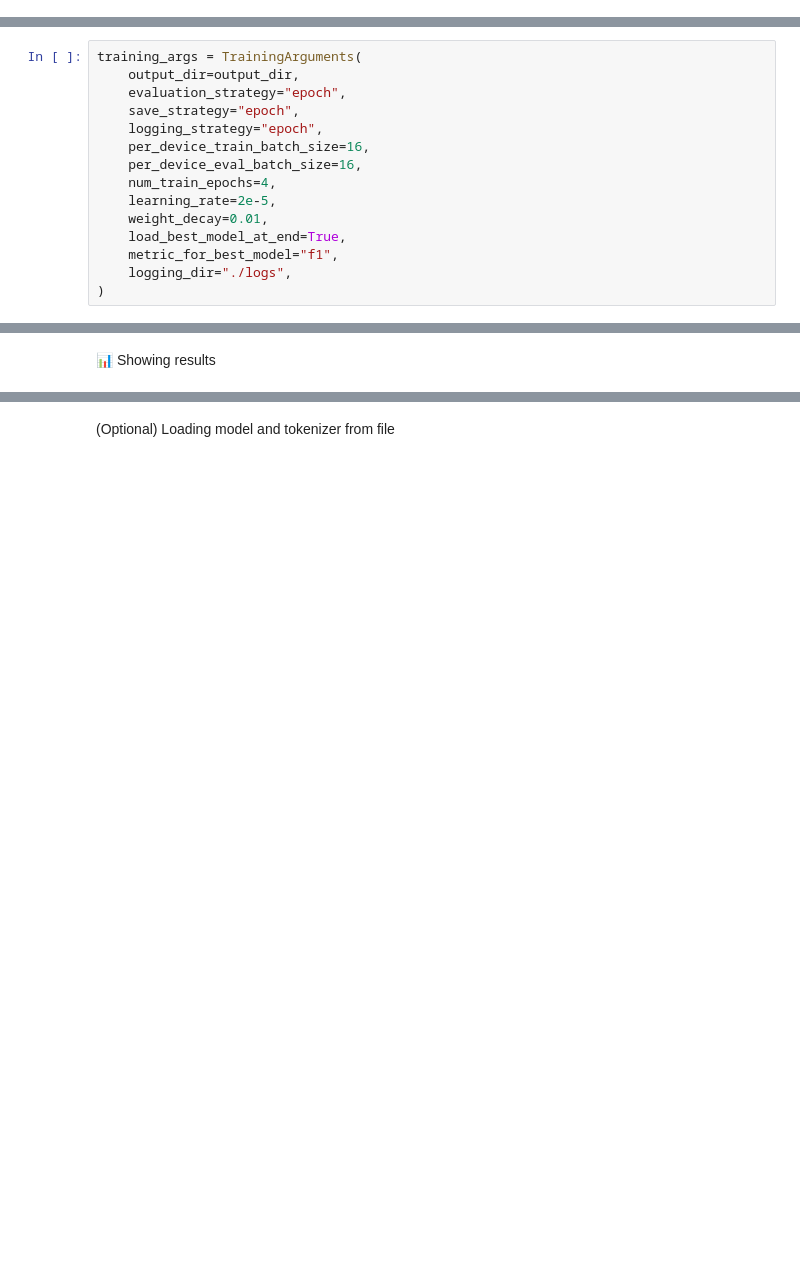
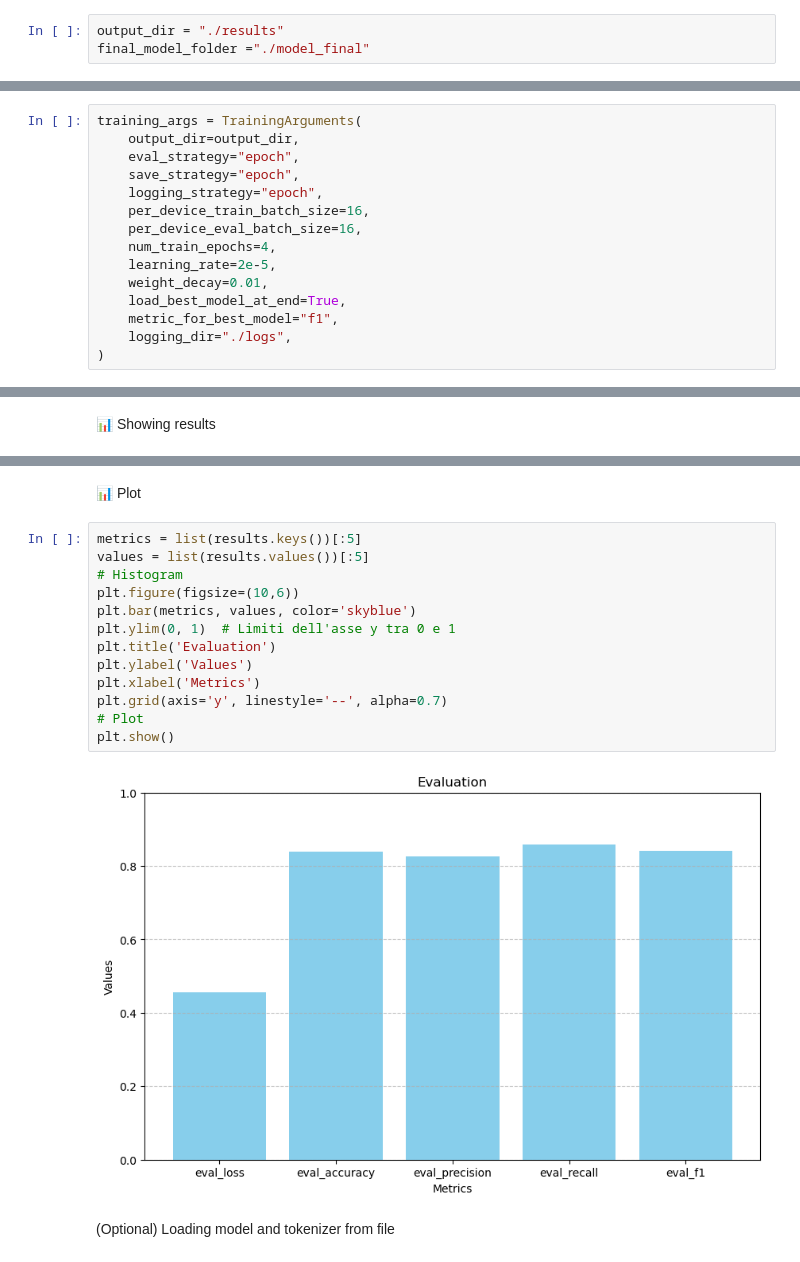
Before and after one commit to davidmegli/msc-ai-deep-learning-applications-lab3, a Jupyter notebook: lab3.ipynb, the cells around one changed output, grey strips where cells are left out. Drawn from its saved outputs; the diff is of its cells as text; blank space fills up the shorter version.

```diff
--- a/lab3.ipynb
+++ b/lab3.ipynb
@@ -320,3 +319,6 @@ You should probably TRAIN this model on a down-stream task to be able to use it
+# %%
+output_dir = "./results"
+final_model_folder ="./model_final"
 # %% [markdown]
 Checking model structure
 # %%
@@ -403,7 +407,7 @@ data_collator = DataCollatorWithPadding(tokenizer=tokenizer)
 # %%
 training_args = TrainingArguments(
     output_dir=output_dir,
-    evaluation_strategy="epoch",
+    eval_strategy="epoch",
     save_strategy="epoch",
     logging_strategy="epoch",
     per_device_train_batch_size=16,
@@ -481,3 +505,20 @@ print(results)
+# %% [markdown]
+📊 Plot
+# %%
+metrics = list(results.keys())[:5]
+values = list(results.values())[:5]
+# Histogram
+plt.figure(figsize=(10,6))
+plt.bar(metrics, values, color='skyblue')
+plt.ylim(0, 1)  # Limiti dell'asse y tra 0 e 1
+plt.title('Evaluation')
+plt.ylabel('Values')
+plt.xlabel('Metrics')
+plt.grid(axis='y', linestyle='--', alpha=0.7)
+# Plot
+plt.show()
+# %% [output]
+[figure, added]
 # %% [markdown]
 (Optional) Loading model and tokenizer from file
 # %%
```
Also changed, not shown: parts of 27 cells of this notebook, 2 other files.
